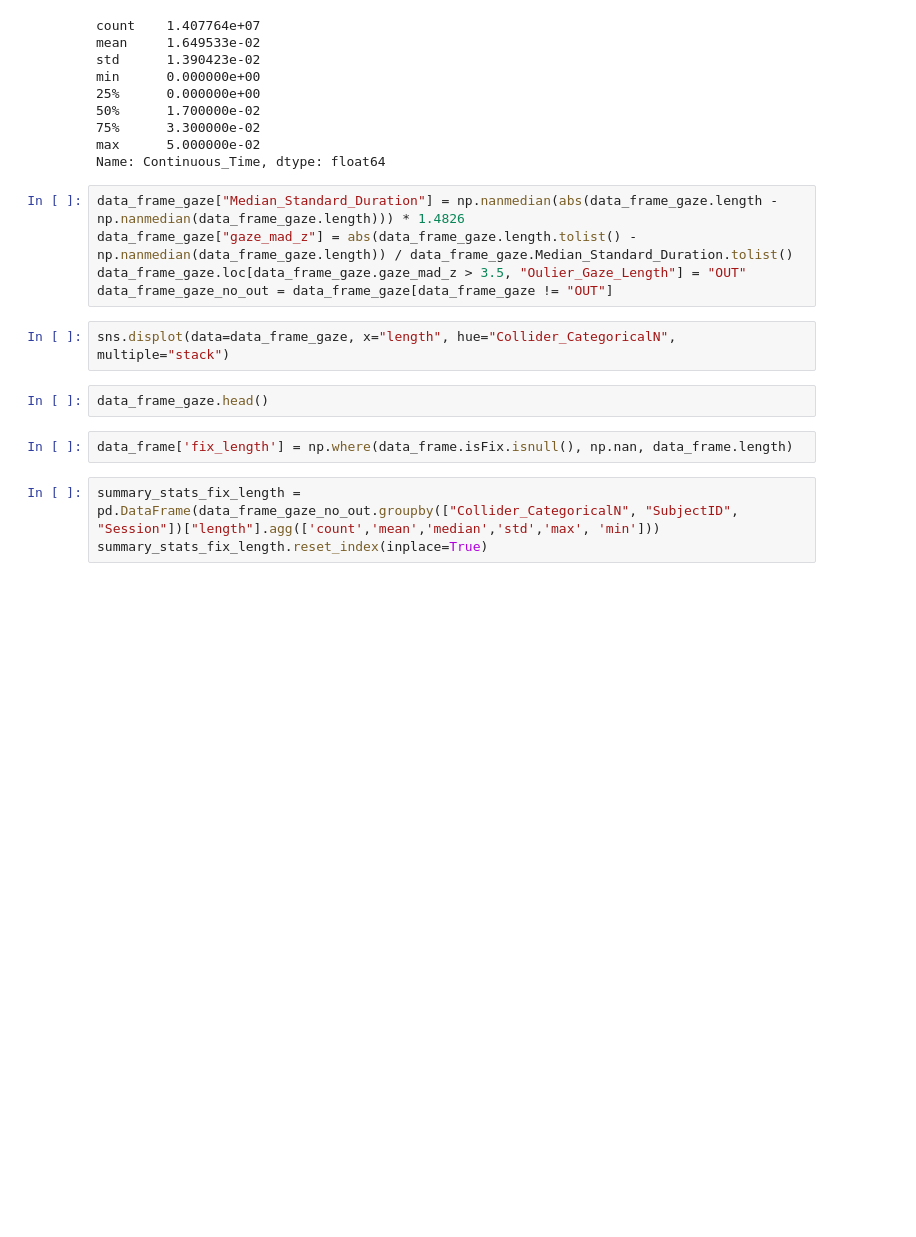
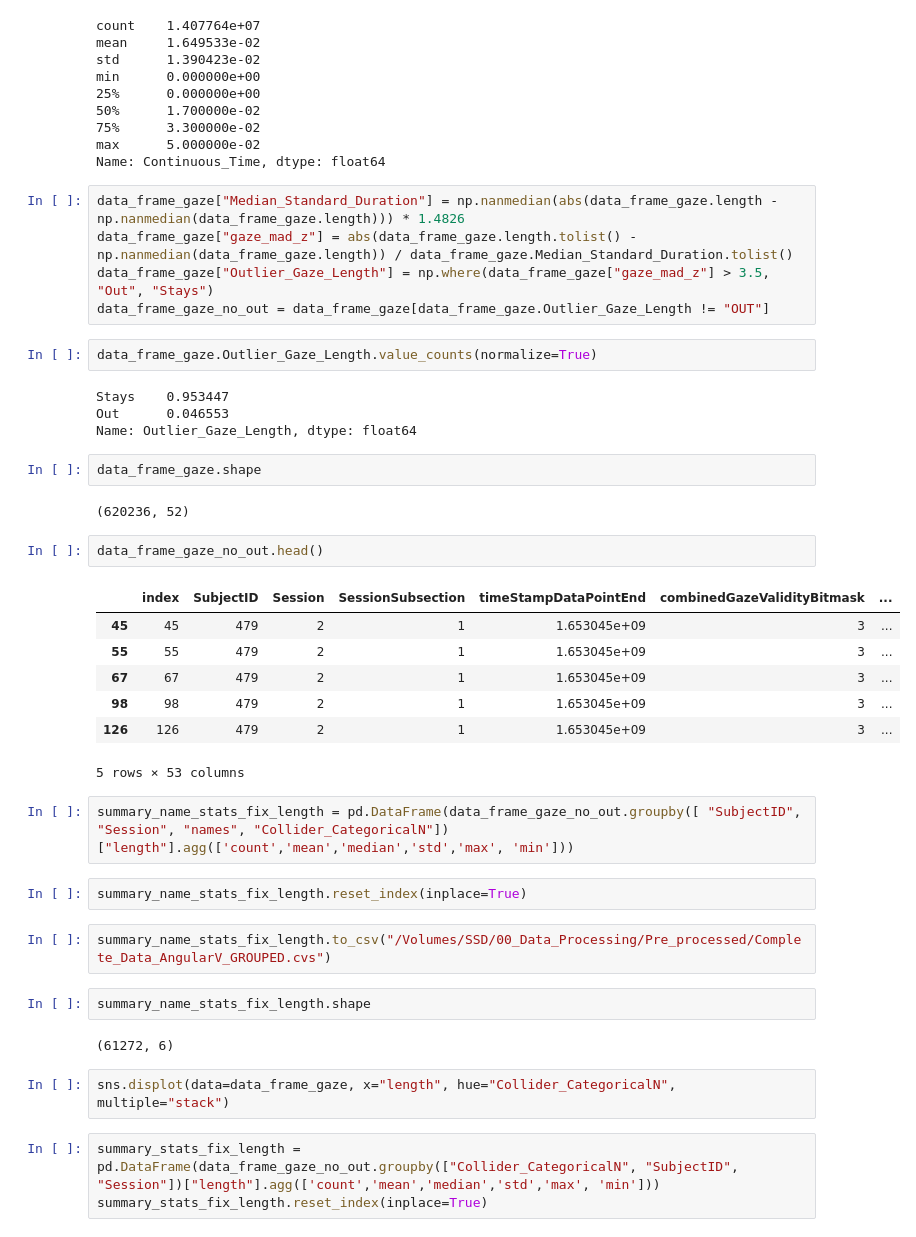
Before and after one commit to tracysanchez/DataAnalysis, a Jupyter notebook: Colliderhits/06_Dwelling_Time.ipynb, the cells around one changed output. Cells and saved outputs as stored; diff of their text form; blank space fills up the shorter version.

```diff
--- a/Colliderhits/06_Dwelling_Time.ipynb
+++ b/Colliderhits/06_Dwelling_Time.ipynb
@@ -158,14 +138,40 @@ Name: Continuous_Time, dtype: float64
 # %%
 data_frame_gaze["Median_Standard_Duration"] = np.nanmedian(abs(data_frame_gaze.length - np.nanmedian(data_frame_gaze.length))) * 1.4826
 data_frame_gaze["gaze_mad_z"] = abs(data_frame_gaze.length.tolist() - np.nanmedian(data_frame_gaze.length)) / data_frame_gaze.Median_Standard_Duration.tolist()
-data_frame_gaze.loc[data_frame_gaze.gaze_mad_z > 3.5, "Oulier_Gaze_Length"] = "OUT"
-data_frame_gaze_no_out = data_frame_gaze[data_frame_gaze != "OUT"]
+data_frame_gaze["Outlier_Gaze_Length"] = np.where(data_frame_gaze["gaze_mad_z"] > 3.5, "Out", "Stays")
+data_frame_gaze_no_out = data_frame_gaze[data_frame_gaze.Outlier_Gaze_Length != "OUT"]
+# %%
+data_frame_gaze.Outlier_Gaze_Length.value_counts(normalize=True)
+# %% [output]
+Stays    0.953447
+Out      0.046553
+Name: Outlier_Gaze_Length, dtype: float64
+# %%
+data_frame_gaze.shape
+# %% [output]
+(620236, 52)
+# %%
+data_frame_gaze_no_out.head()
+# %% [output]
+|  | index | SubjectID | Session | SessionSubsection | timeStampDataPointEnd | combinedGazeValidityBitmask | ... |
+| 45 | 45 | 479 | 2 | 1 | 1.653045e+09 | 3 | ... |
+| 55 | 55 | 479 | 2 | 1 | 1.653045e+09 | 3 | ... |
+| 67 | 67 | 479 | 2 | 1 | 1.653045e+09 | 3 | ... |
+| 98 | 98 | 479 | 2 | 1 | 1.653045e+09 | 3 | ... |
+| 126 | 126 | 479 | 2 | 1 | 1.653045e+09 | 3 | ... |
+5 rows × 53 columns
+# %%
+summary_name_stats_fix_length = pd.DataFrame(data_frame_gaze_no_out.groupby([ "SubjectID", "Session", "names", "Collider_CategoricalN"])["length"].agg(['count','mean','median','std','max', 'min']))
+# %%
+summary_name_stats_fix_length.reset_index(inplace=True)
+# %%
+summary_name_stats_fix_length.to_csv("/Volumes/SSD/00_Data_Processing/Pre_processed/Complete_Data_AngularV_GROUPED.cvs")
+# %%
+summary_name_stats_fix_length.shape
+# %% [output]
+(61272, 6)
 # %%
 sns.displot(data=data_frame_gaze, x="length", hue="Collider_CategoricalN", multiple="stack")
-# %%
-data_frame_gaze.head()
-# %%
-data_frame['fix_length'] = np.where(data_frame.isFix.isnull(), np.nan, data_frame.length)
 # %%
 summary_stats_fix_length = pd.DataFrame(data_frame_gaze_no_out.groupby(["Collider_CategoricalN", "SubjectID", "Session"])["length"].agg(['count','mean','median','std','max', 'min']))
 summary_stats_fix_length.reset_index(inplace=True)
```
Also changed, not shown: parts of 5 cells of this notebook, 6 other files.
